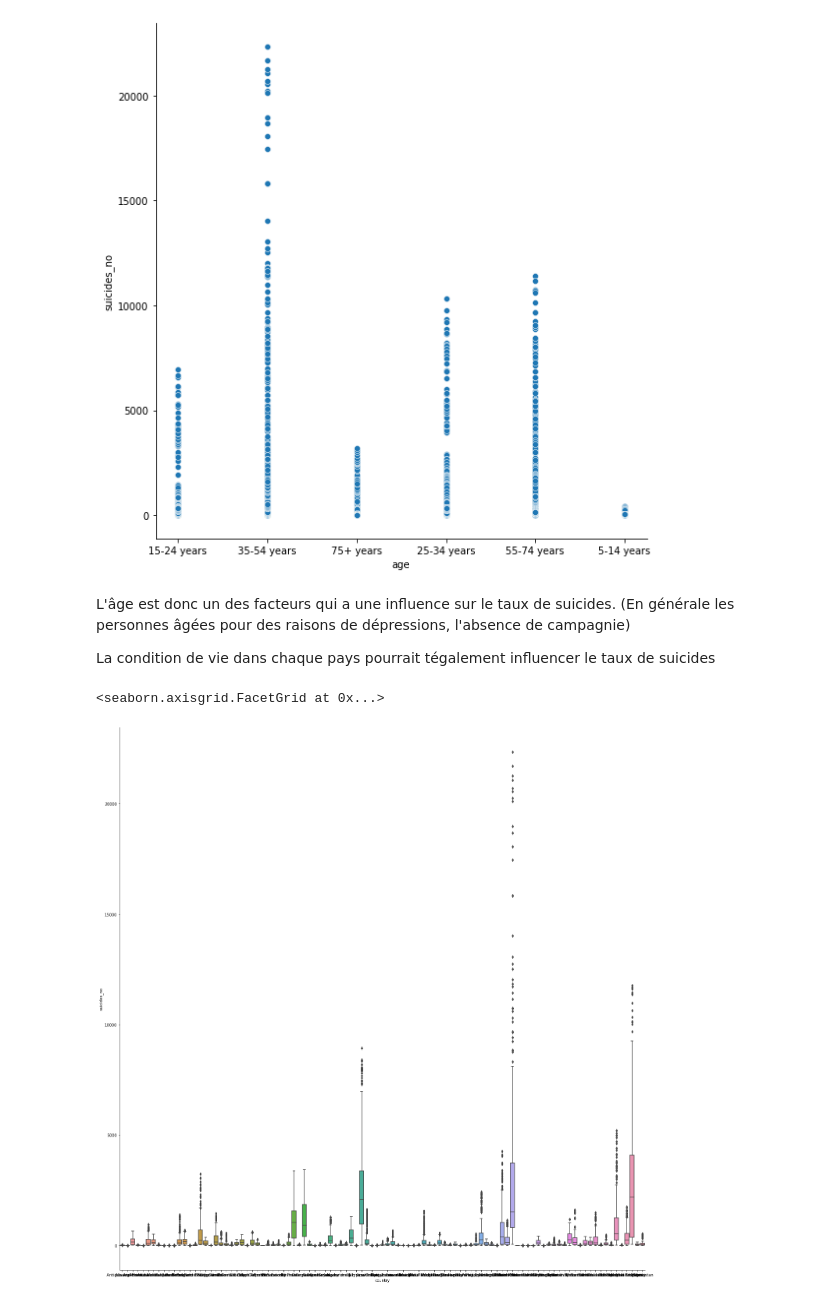
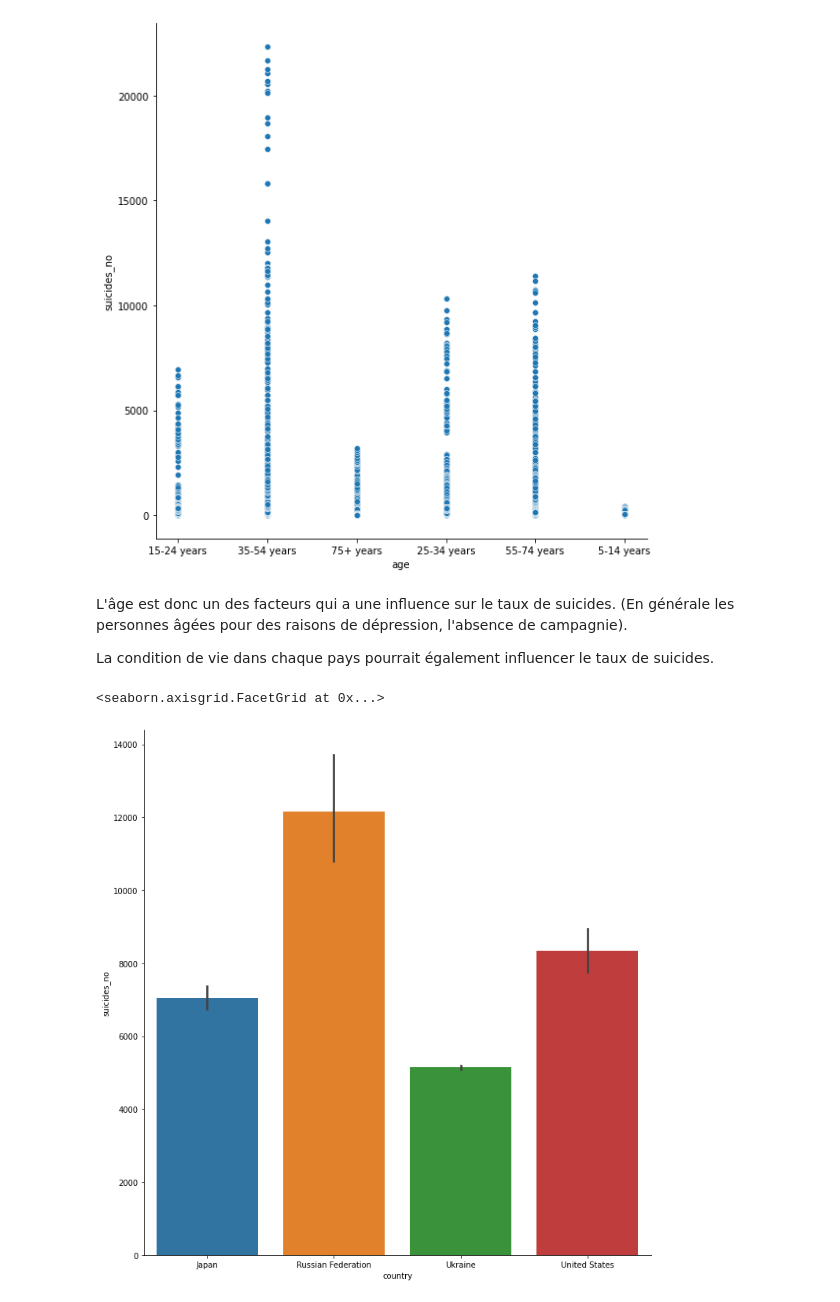
Before and after one commit to Nafise-Dev/DA_taux_suicides, a Jupyter notebook: Taux_suicides.ipynb, the cells around one changed output. Drawn from its saved outputs; the diff is of its cells as text; code cells hidden in the pictures.

```diff
--- a/Taux_suicides.ipynb
+++ b/Taux_suicides.ipynb
@@ -46,7 +46,7 @@ df
 27820 rows × 12 columns
 # %%
 #renommer les colonnes
-df.rename(columns={"suicides/100k pop":"suicides_pop","gdp_for_year ($)":"gdp_for_year","gdp_per_capita ($)":"gdp_per_capita"}, inplace=True)
+df.rename(columns={"suicides/100k pop":"suicides_pop","gdp_for_year ($)":"gdp_for_year","gdp_per_capita ($)":"gdp_per_capita", "HDI for year":"hdi_for_year"}, inplace=True)
 #enlève les virgules pour les nombres
 df["gdp_for_year"] = df["gdp_for_year"].astype(str).str.replace(",","")
 df
@@ -95,13 +104,13 @@ sb.catplot(x=df_women.age, y="suicides_no", data=df, height=8)
 <seaborn.axisgrid.FacetGrid at 0x...>
 [figure]
 # %% [markdown]
-L'âge est donc un des facteurs qui a une influence sur le taux de suicides. (En générale les personnes âgées pour des raisons de dépressions, l'absence de campagnie)
+L'âge est donc un des facteurs qui a une influence sur le taux de suicides. (En générale les personnes âgées pour des raisons de dépression, l'absence de campagnie).
 
-La condition de vie dans chaque pays pourrait tégalement influencer le taux de suicides
+La condition de vie dans chaque pays pourrait également influencer le taux de suicides.
 # %%
-df_age = df[df["age"]>="35-54 years"]
+df_age = df[(df["age"]>="35-54 years") & (df["suicides_no"]>=5000)]
 # df_age
-sb.catplot(x="country", y="suicides_no", data = df_age, kind= "box", height=20)
+sb.catplot(x="country", y="suicides_no", data = df_age, kind="bar",height=10)
 # %% [output]
 <seaborn.axisgrid.FacetGrid at 0x...>
-[figure, old version]
+[figure, new version]
```
Also changed, not shown: parts of 11 cells of this notebook.
